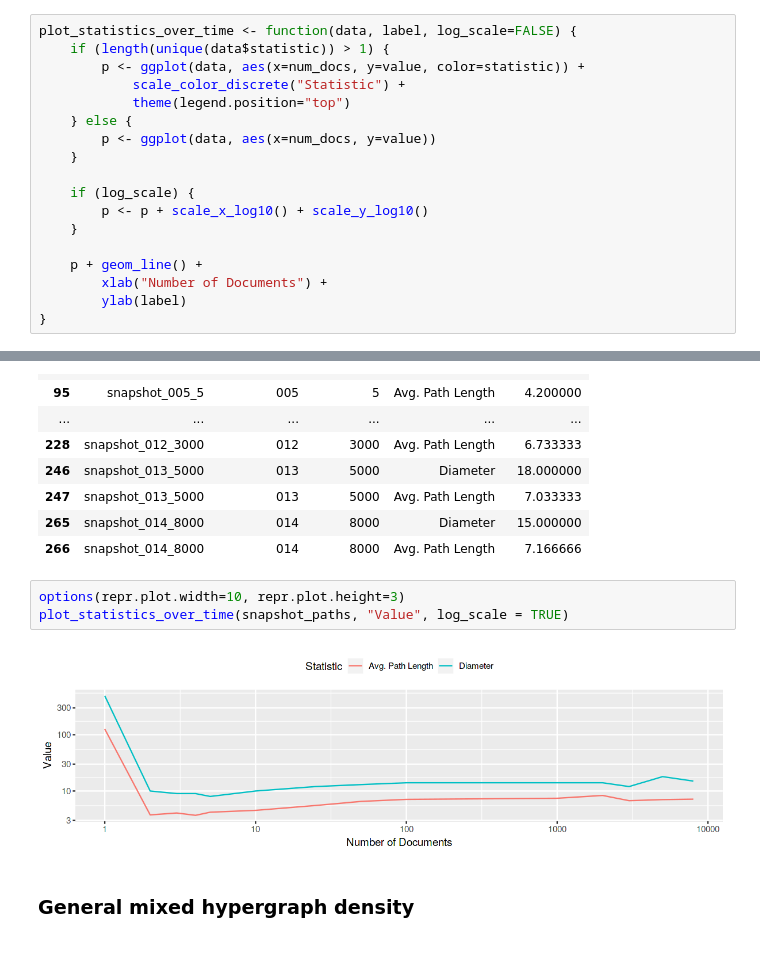
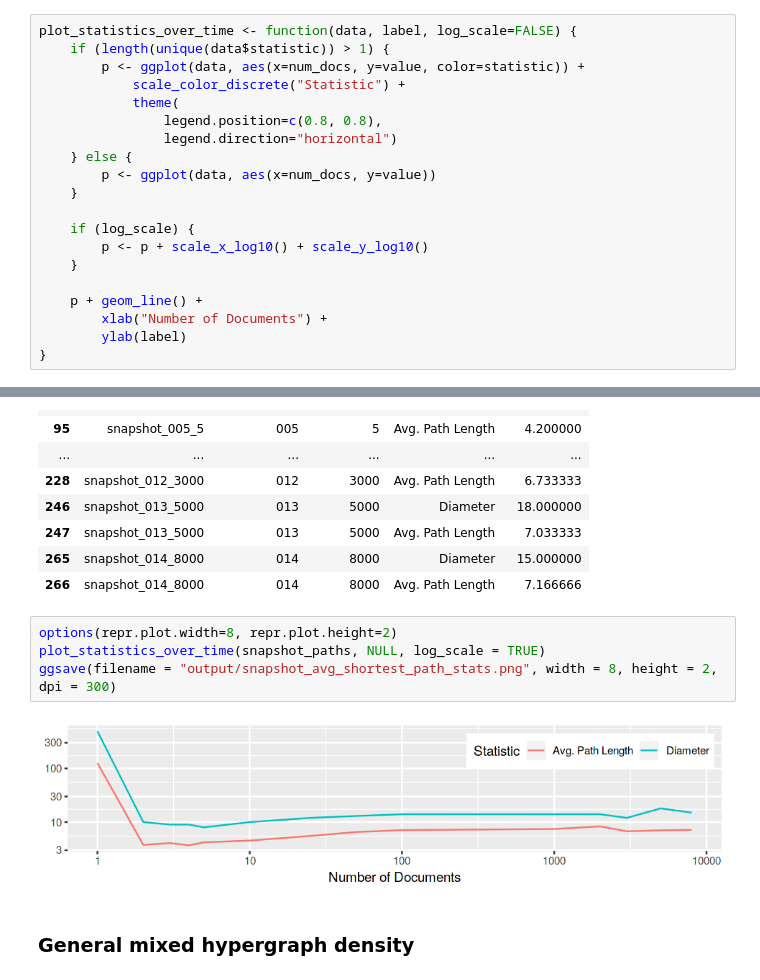
Before and after one commit to feup-infolab/army-ant, a Jupyter notebook: notebooks/hypergraph_of_entity/hypergraph_of_entity.ipynb, the cells around one changed output, grey strips where cells are left out. Saved outputs shown, nothing was run; the diff lists cells and outputs as text; blank space fills up the shorter version.

```diff
--- a/notebooks/hypergraph_of_entity/hypergraph_of_entity.ipynb
+++ b/notebooks/hypergraph_of_entity/hypergraph_of_entity.ipynb
@@ -486,7 +526,9 @@ plot_statistics_over_time <- function(data, label, log_scale=FALSE) {
     if (length(unique(data$statistic)) > 1) {
         p <- ggplot(data, aes(x=num_docs, y=value, color=statistic)) +
             scale_color_discrete("Statistic") +
-            theme(legend.position="top")
+            theme(
+                legend.position=c(0.8, 0.8),
+                legend.direction="horizontal")
     } else {
         p <- ggplot(data, aes(x=num_docs, y=value))
     }
@@ -547,10 +590,11 @@ snapshot_paths
 | 265 | snapshot_014_8000 | 014 | 8000 | Diameter | 15.000000 |
 | 266 | snapshot_014_8000 | 014 | 8000 | Avg. Path Length | 7.166666 |
 # %%
-options(repr.plot.width=10, repr.plot.height=3)
-plot_statistics_over_time(snapshot_paths, "Value", log_scale = TRUE)
+options(repr.plot.width=8, repr.plot.height=2)
+plot_statistics_over_time(snapshot_paths, NULL, log_scale = TRUE)
+ggsave(filename = "output/snapshot_avg_shortest_path_stats.png", width = 8, height = 2, dpi = 300)
 # %% [output]
-[figure, old version]
+[figure, new version]
 # %% [markdown]
 ### General mixed hypergraph density
 # %%
```
Also changed, not shown: parts of 23 cells of this notebook, 2 other files.
